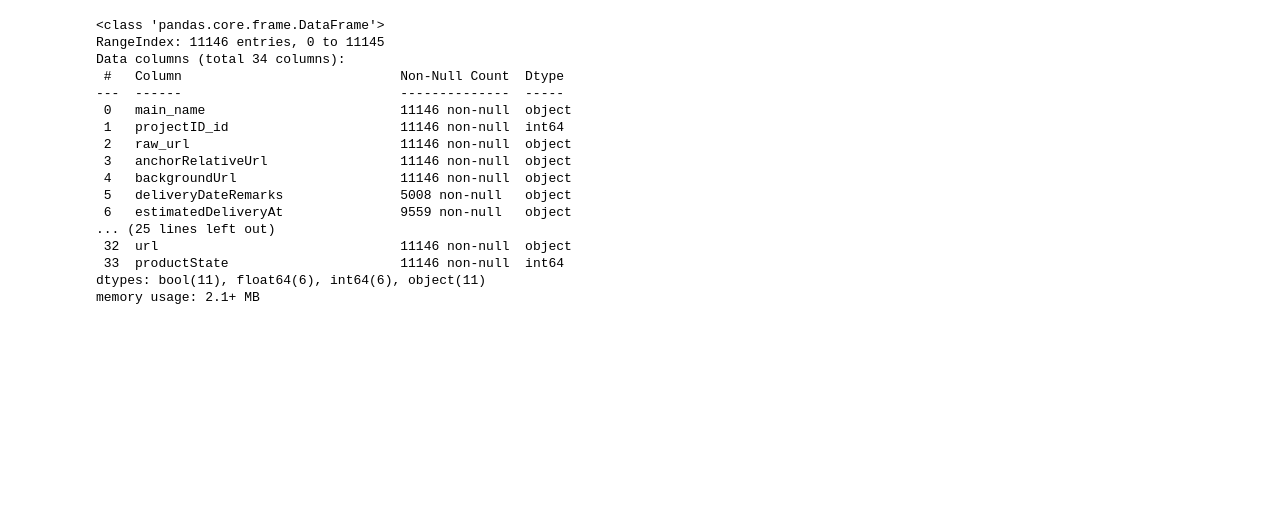
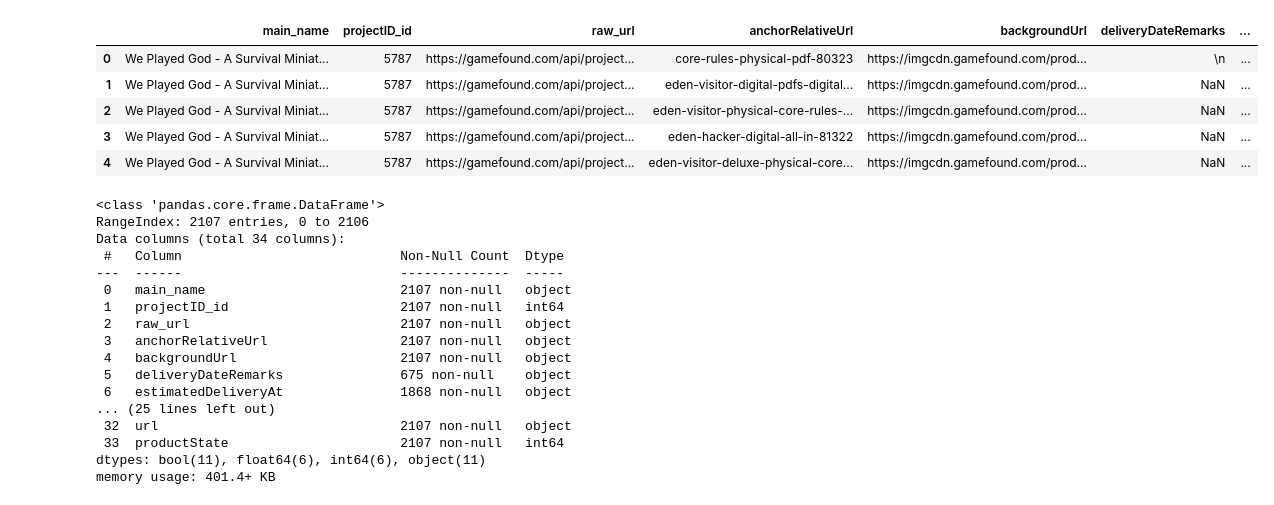
Before and after one commit to jjongseon/Asac-project, a Jupyter notebook: 01_Src/EDA/rewards_eda.ipynb, the cells around one changed output. Saved outputs shown, nothing was run; the diff lists cells and outputs as text; code cells hidden in the pictures; blank space fills up the shorter version.

```diff
--- a/01_Src/EDA/rewards_eda.ipynb
+++ b/01_Src/EDA/rewards_eda.ipynb
@@ -22,20 +5,30 @@ df1
+# %%
+pd.set_option('display.max_columns', None)
+df.head()
+# %% [output]
+|  | main_name | projectID_id | raw_url | anchorRelativeUrl | backgroundUrl | deliveryDateRemarks | ... |
+| 0 | We Played God - A Survival Miniat... | 5787 | https://gamefound.com/api/project... | core-rules-physical-pdf-80323 | https://imgcdn.gamefound.com/prod... | \n | ... |
+| 1 | We Played God - A Survival Miniat... | 5787 | https://gamefound.com/api/project... | eden-visitor-digital-pdfs-digital... | https://imgcdn.gamefound.com/prod... | NaN | ... |
+| 2 | We Played God - A Survival Miniat... | 5787 | https://gamefound.com/api/project... | eden-visitor-physical-core-rules-... | https://imgcdn.gamefound.com/prod... | NaN | ... |
+| 3 | We Played God - A Survival Miniat... | 5787 | https://gamefound.com/api/project... | eden-hacker-digital-all-in-81322 | https://imgcdn.gamefound.com/prod... | NaN | ... |
+| 4 | We Played God - A Survival Miniat... | 5787 | https://gamefound.com/api/project... | eden-visitor-deluxe-physical-core... | https://imgcdn.gamefound.com/prod... | NaN | ... |
 # %%
-df1.info()
+df.info()
 # %% [output]
 <class 'pandas.core.frame.DataFrame'>
-RangeIndex: 11146 entries, 0 to 11145
+RangeIndex: 2107 entries, 0 to 2106
 Data columns (total 34 columns):
  #   Column                            Non-Null Count  Dtype
 ---  ------                            --------------  -----
- 0   main_name                         11146 non-null  object
- 1   projectID_id                      11146 non-null  int64
- 2   raw_url                           11146 non-null  object
- 3   anchorRelativeUrl                 11146 non-null  object
- 4   backgroundUrl                     11146 non-null  object
- 5   deliveryDateRemarks               5008 non-null   object
- 6   estimatedDeliveryAt               9559 non-null   object
+ 0   main_name                         2107 non-null   object
+ 1   projectID_id                      2107 non-null   int64
+ 2   raw_url                           2107 non-null   object
+ 3   anchorRelativeUrl                 2107 non-null   object
+ 4   backgroundUrl                     2107 non-null   object
+ 5   deliveryDateRemarks               675 non-null    object
+ 6   estimatedDeliveryAt               1868 non-null   object
 ... (25 lines left out)
- 32  url                               11146 non-null  object
- 33  productState                      11146 non-null  int64
+ 32  url                               2107 non-null   object
+ 33  productState                      2107 non-null   int64
 dtypes: bool(11), float64(6), int64(6), object(11)
-memory usage: 2.1+ MB
+memory usage: 401.4+ KB
```
Also changed, not shown: parts of 20 cells of this notebook, 3 other files.
